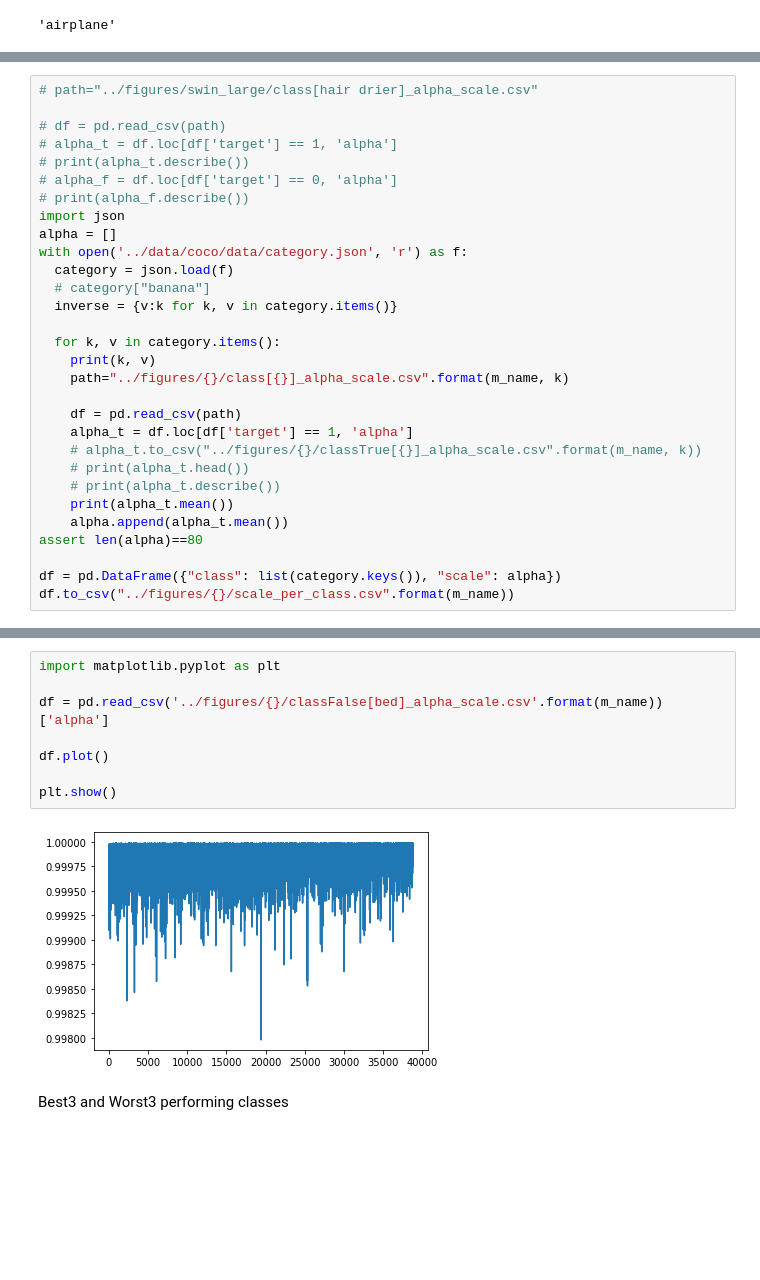
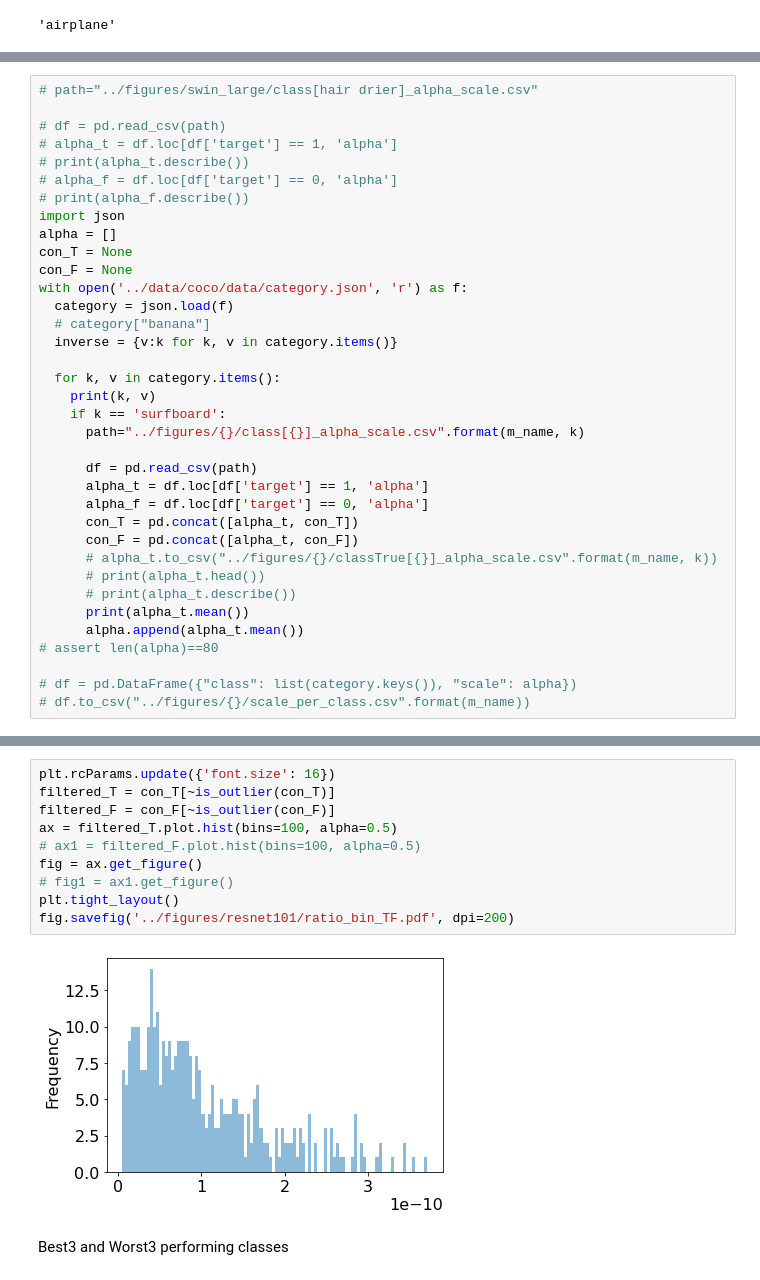
Before and after one commit to SeonghaEom/LT-ML, a Jupyter notebook: notebooks/AP_classwise.ipynb, the cells around one changed output, grey strips where cells are left out. Cells and saved outputs as stored; diff of their text form; blank space fills up the shorter version.

```diff
--- a/notebooks/AP_classwise.ipynb
+++ b/notebooks/AP_classwise.ipynb
@@ -251,6 +274,8 @@ torch.Size([40137])
 # print(alpha_f.describe())
 import json
 alpha = []
+con_T = None
+con_F = None
 with open('../data/coco/data/category.json', 'r') as f:
   category = json.load(f)
   # category["banana"]
@@ -258,18 +283,22 @@ with open('../data/coco/data/category.json', 'r') as f:
 
   for k, v in category.items():
     print(k, v)
-    path="../figures/{}/class[{}]_alpha_scale.csv".format(m_name, k)
+    if k == 'surfboard':
+      path="../figures/{}/class[{}]_alpha_scale.csv".format(m_name, k)
 
-    df = pd.read_csv(path)
-    alpha_t = df.loc[df['target'] == 1, 'alpha']
-    # alpha_t.to_csv("../figures/{}/classTrue[{}]_alpha_scale.csv".format(m_name, k))
-    # print(alpha_t.head())
-    # print(alpha_t.describe())
-    print(alpha_t.mean())
-    alpha.append(alpha_t.mean())
-assert len(alpha)==80
+      df = pd.read_csv(path)
+      alpha_t = df.loc[df['target'] == 1, 'alpha']
+      alpha_f = df.loc[df['target'] == 0, 'alpha']
+      con_T = pd.concat([alpha_t, con_T])
+      con_F = pd.concat([alpha_t, con_F])
+      # alpha_t.to_csv("../figures/{}/classTrue[{}]_alpha_scale.csv".format(m_name, k))
+      # print(alpha_t.head())
+      # print(alpha_t.describe())
+      print(alpha_t.mean())
+      alpha.append(alpha_t.mean())
+# assert len(alpha)==80
 
-df = pd.DataFrame({"class": list(category.keys()), "scale": alpha})
-df.to_csv("../figures/{}/scale_per_class.csv".format(m_name))
+# df = pd.DataFrame({"class": list(category.keys()), "scale": alpha})
+# df.to_csv("../figures/{}/scale_per_class.csv".format(m_name))
 # %% [output]
 airplane 0
@@ -292,13 +321,15 @@ zebra 79
-# %%
-import matplotlib.pyplot as plt
-
-df = pd.read_csv('../figures/{}/classFalse[bed]_alpha_scale.csv'.format(m_name))['alpha']
-
-df.plot()
-
-plt.show()
-# %% [output]
-[figure, removed]
+# %%
+plt.rcParams.update({'font.size': 16})
+filtered_T = con_T[~is_outlier(con_T)]
+filtered_F = con_F[~is_outlier(con_F)]
+ax = filtered_T.plot.hist(bins=100, alpha=0.5)
+# ax1 = filtered_F.plot.hist(bins=100, alpha=0.5)
+fig = ax.get_figure()
+# fig1 = ax1.get_figure()
+plt.tight_layout()
+fig.savefig('../figures/resnet101/ratio_bin_TF.pdf', dpi=200)
+# %% [output]
+[figure, added]
 # %% [markdown]
 Best3 and Worst3 performing classes
 # %%
```
Also changed, not shown: parts of 13 cells of this notebook, 4 other files.
